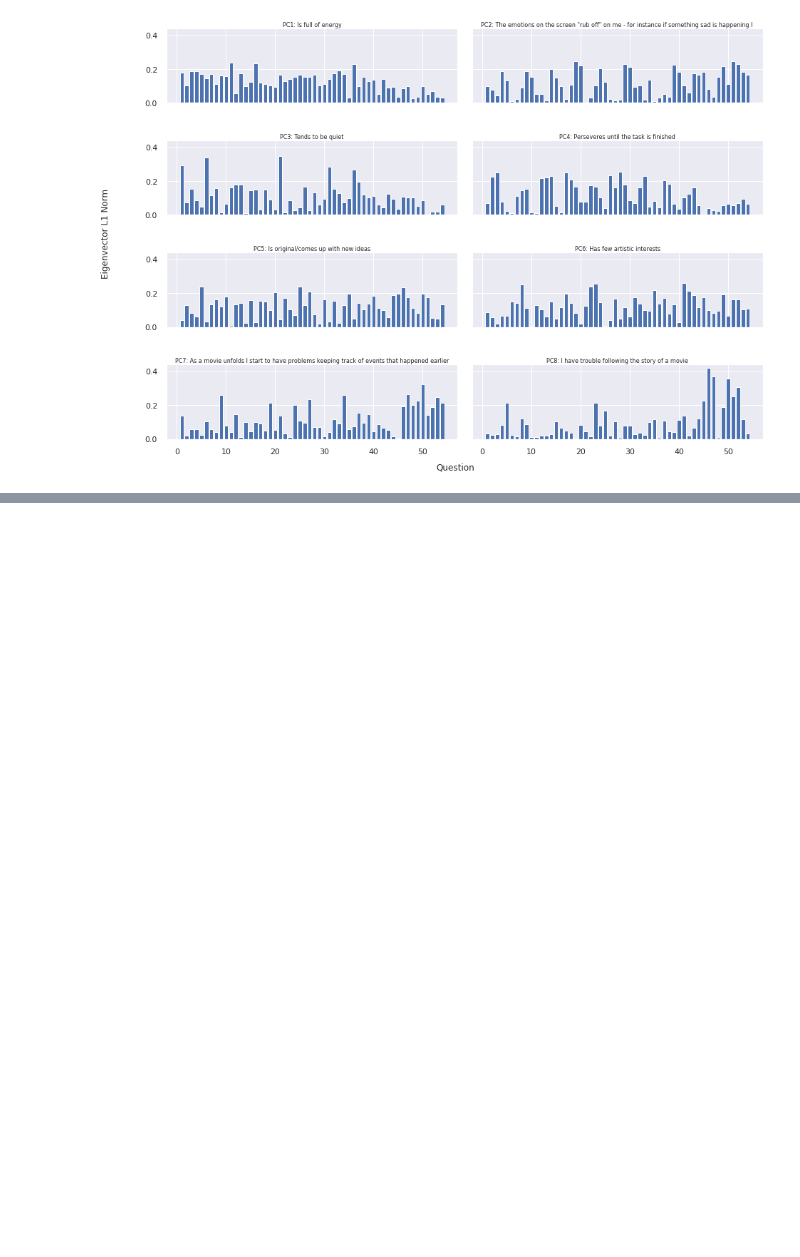
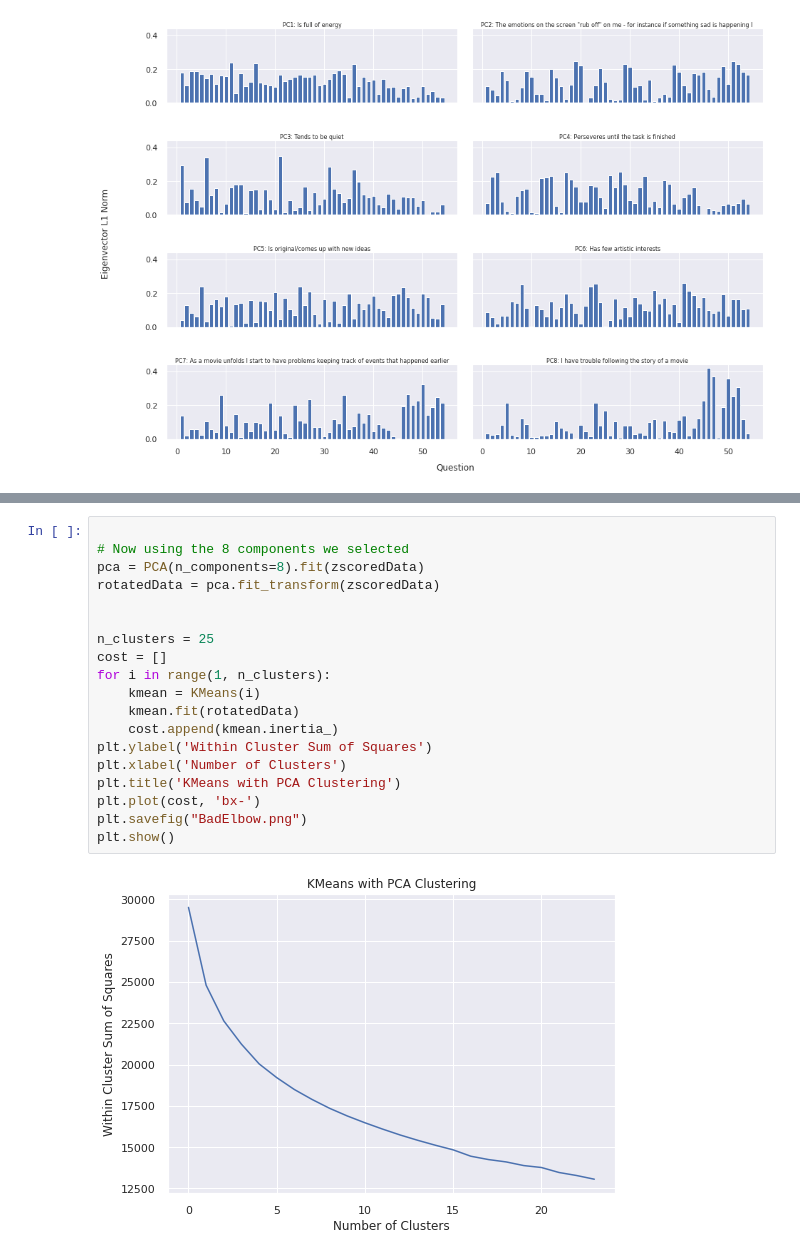
Before and after one commit to gcalbertini/movies, a Jupyter notebook: project3.ipynb, the cells around one changed output, grey strips where cells are left out. Drawn from its saved outputs; the diff is of its cells as text; blank space fills up the shorter version.

```diff
--- a/project3.ipynb
+++ b/project3.ipynb
@@ -146,0 +155,21 @@ plt.show()
+# %%
+
+# Now using the 8 components we selected
+pca = PCA(n_components=8).fit(zscoredData)
+rotatedData = pca.fit_transform(zscoredData)
+
+
+n_clusters = 25
+cost = []
+for i in range(1, n_clusters):
+    kmean = KMeans(i)
+    kmean.fit(rotatedData)
+    cost.append(kmean.inertia_)
+plt.ylabel('Within Cluster Sum of Squares')
+plt.xlabel('Number of Clusters')
+plt.title('KMeans with PCA Clustering')
+plt.plot(cost, 'bx-')
+plt.savefig("BadElbow.png")
+plt.show()
+# %% [output]
+[figure, added]
```
Also changed, not shown: parts of 14 cells of this notebook, 6 other files.
